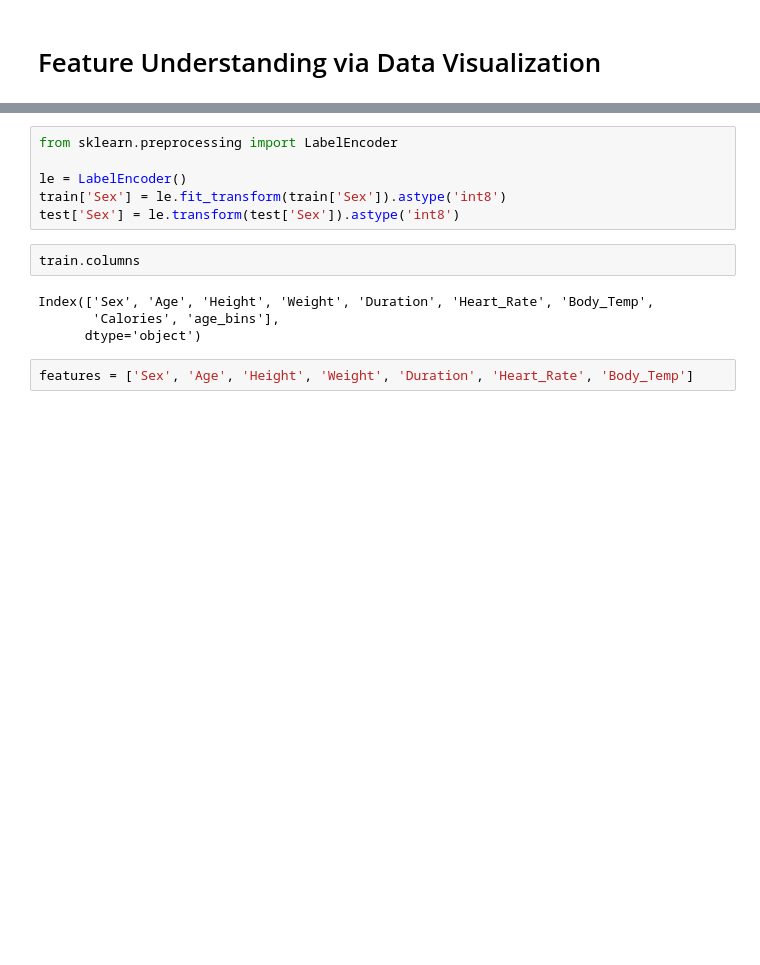
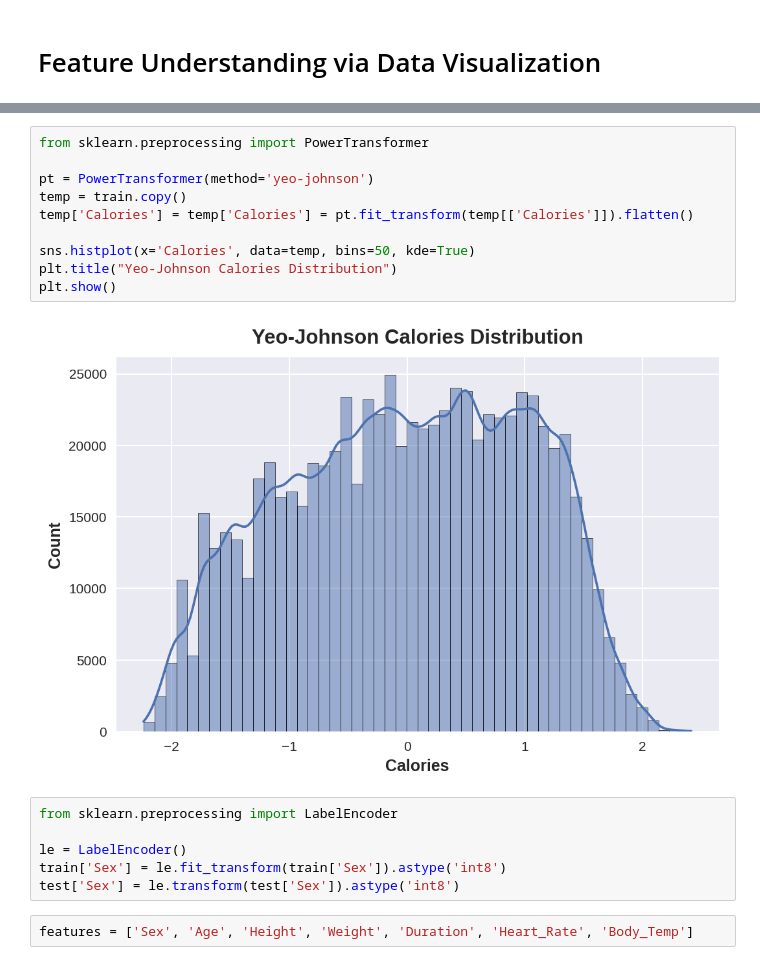
Before and after one commit to sjain600/Kaggle-Calories, a Jupyter notebook: calories-pred-baseline-model.ipynb, the cells around one changed output, grey strips where cells are left out. Drawn from its saved outputs; the diff is of its cells as text; blank space fills up the shorter version.

```diff
--- a/calories-pred-baseline-model.ipynb
+++ b/calories-pred-baseline-model.ipynb
@@ -149,15 +160,21 @@ test['age_bins'] = kmeans.transform(test[['Age']])
+# %%
+from sklearn.preprocessing import PowerTransformer
+
+pt = PowerTransformer(method='yeo-johnson')
+temp = train.copy()
+temp['Calories'] = temp['Calories'] = pt.fit_transform(temp[['Calories']]).flatten()
+
+sns.histplot(x='Calories', data=temp, bins=50, kde=True)
+plt.title("Yeo-Johnson Calories Distribution")
+plt.show()
+# %% [output]
+[figure, added]
 # %%
 from sklearn.preprocessing import LabelEncoder
 
 le = LabelEncoder()
 train['Sex'] = le.fit_transform(train['Sex']).astype('int8')
 test['Sex'] = le.transform(test['Sex']).astype('int8')
-# %%
-train.columns
-# %% [output]
-Index(['Sex', 'Age', 'Height', 'Weight', 'Duration', 'Heart_Rate', 'Body_Temp',
-       'Calories', 'age_bins'],
-      dtype='object')
 # %%
 features = ['Sex', 'Age', 'Height', 'Weight', 'Duration', 'Heart_Rate', 'Body_Temp']
 # %%
```
Also changed, not shown: parts of 10 cells of this notebook.
